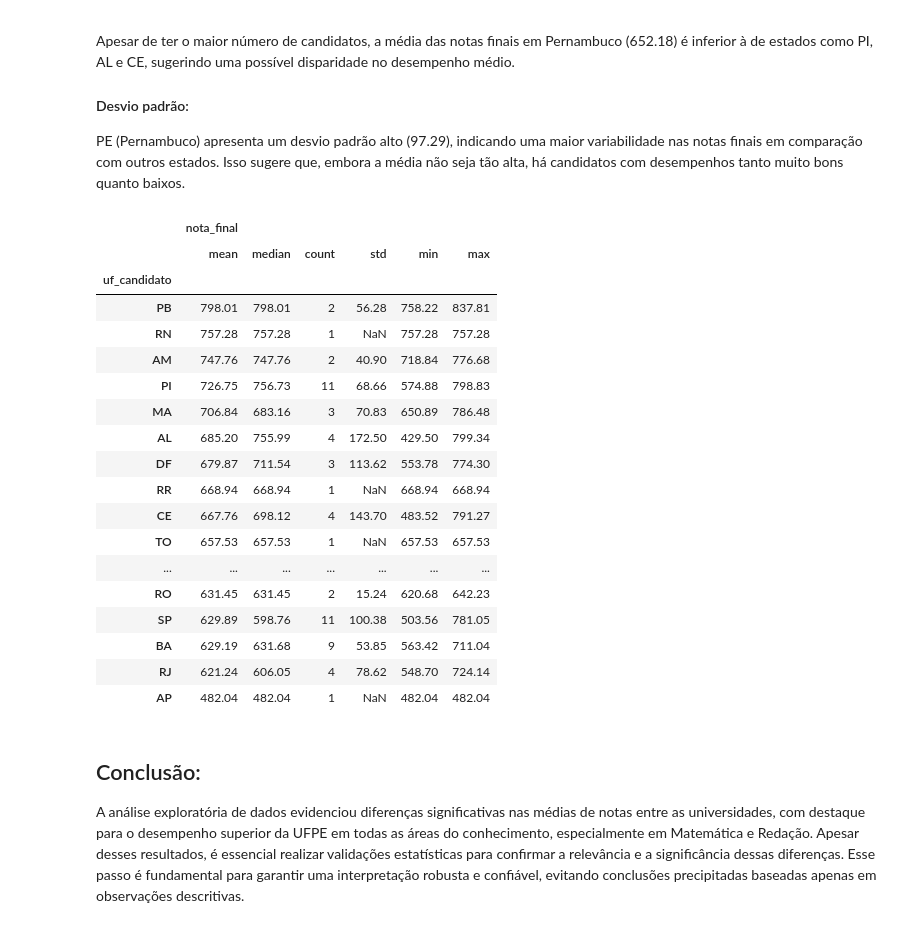
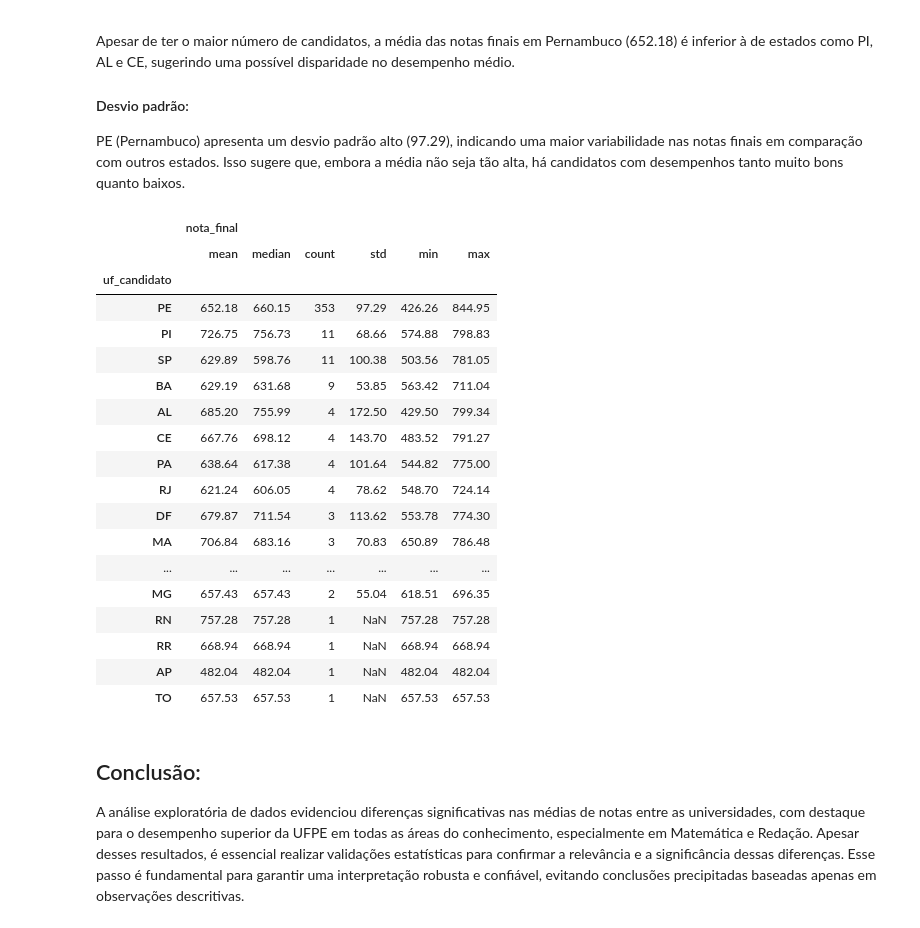
Before and after one commit to pedroohsilva/desempenhos-ENEM-engenharia-computacao-UPE-UFPE-2022, a Jupyter notebook: Análise Exploratória de Dados/Análise Exploratória de Dados.ipynb, the cells around one changed output. Drawn from its saved outputs; the diff is of its cells as text; code cells hidden in the pictures.

```diff
--- a/Análise Exploratória de Dados/Análise Exploratória de Dados.ipynb
+++ b/Análise Exploratória de Dados/Análise Exploratória de Dados.ipynb
@@ -231,27 +267,27 @@ PE (Pernambuco) apresenta um desvio padrão alto (97.29), indicando uma maior va
 # %%
 # Análise de notas entre os diferentes Estados
 notas_por_estado = df[['uf_candidato', 'nota_final']].groupby(['uf_candidato']).agg(['mean', 'median', 'count', 'std', 'min', 'max'])
-notas_por_estado.sort_values(('nota_final', 'mean'), ascending=False)
+notas_por_estado.sort_values(('nota_final', 'count'), ascending=False)
 # %% [output]
 |  | nota_final |  |  |  |  |  |
 |  | mean | median | count | std | min | max |
 | uf_candidato |  |  |  |  |  |  |
-| PB | 798.01 | 798.01 | 2 | 56.28 | 758.22 | 837.81 |
-| RN | 757.28 | 757.28 | 1 | NaN | 757.28 | 757.28 |
-| AM | 747.76 | 747.76 | 2 | 40.90 | 718.84 | 776.68 |
+| PE | 652.18 | 660.15 | 353 | 97.29 | 426.26 | 844.95 |
 | PI | 726.75 | 756.73 | 11 | 68.66 | 574.88 | 798.83 |
-| MA | 706.84 | 683.16 | 3 | 70.83 | 650.89 | 786.48 |
-| AL | 685.20 | 755.99 | 4 | 172.50 | 429.50 | 799.34 |
-| DF | 679.87 | 711.54 | 3 | 113.62 | 553.78 | 774.30 |
-| RR | 668.94 | 668.94 | 1 | NaN | 668.94 | 668.94 |
-| CE | 667.76 | 698.12 | 4 | 143.70 | 483.52 | 791.27 |
-| TO | 657.53 | 657.53 | 1 | NaN | 657.53 | 657.53 |
-| ... | ... | ... | ... | ... | ... | ... |
-| RO | 631.45 | 631.45 | 2 | 15.24 | 620.68 | 642.23 |
 | SP | 629.89 | 598.76 | 11 | 100.38 | 503.56 | 781.05 |
 | BA | 629.19 | 631.68 | 9 | 53.85 | 563.42 | 711.04 |
+| AL | 685.20 | 755.99 | 4 | 172.50 | 429.50 | 799.34 |
+| CE | 667.76 | 698.12 | 4 | 143.70 | 483.52 | 791.27 |
+| PA | 638.64 | 617.38 | 4 | 101.64 | 544.82 | 775.00 |
 | RJ | 621.24 | 606.05 | 4 | 78.62 | 548.70 | 724.14 |
+| DF | 679.87 | 711.54 | 3 | 113.62 | 553.78 | 774.30 |
+| MA | 706.84 | 683.16 | 3 | 70.83 | 650.89 | 786.48 |
+| ... | ... | ... | ... | ... | ... | ... |
+| MG | 657.43 | 657.43 | 2 | 55.04 | 618.51 | 696.35 |
+| RN | 757.28 | 757.28 | 1 | NaN | 757.28 | 757.28 |
+| RR | 668.94 | 668.94 | 1 | NaN | 668.94 | 668.94 |
 | AP | 482.04 | 482.04 | 1 | NaN | 482.04 | 482.04 |
+| TO | 657.53 | 657.53 | 1 | NaN | 657.53 | 657.53 |
 # %% [markdown]
 ## Conclusão:
 A análise exploratória de dados evidenciou diferenças significativas nas médias de notas entre as universidades, com destaque para o desempenho superior da UFPE em todas as áreas do conhecimento, especialmente em Matemática e Redação. Apesar desses resultados, é essencial realizar validações estatísticas para confirmar a relevância e a significância dessas diferenças. Esse passo é fundamental para garantir uma interpretação robusta e confiável, evitando conclusões precipitadas baseadas apenas em observações descritivas.
```
Also changed, not shown: parts of 5 cells of this notebook.
